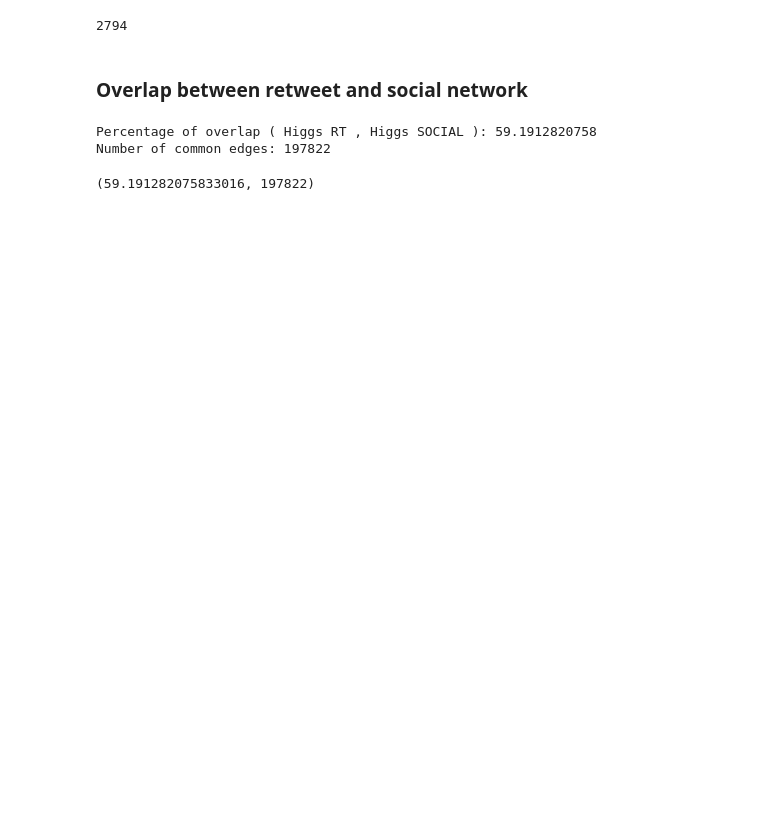
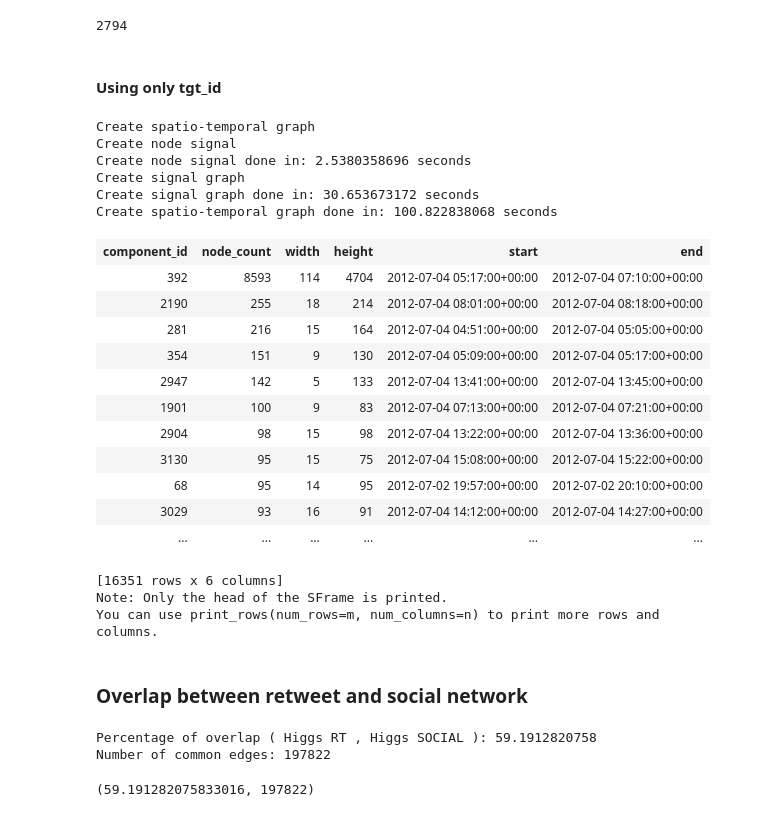
Before and after one commit to GNNX/higgs, a Jupyter notebook: Higgs twitter analysis.ipynb, the cells around one changed output. Drawn from its saved outputs; the diff is of its cells as text; code cells hidden in the pictures; blank space fills up the shorter version.

```diff
--- a/Higgs twitter analysis.ipynb
+++ b/Higgs twitter analysis.ipynb
@@ -509,5 +521,35 @@ len(GL_COMPS[GL_COMPS['node_count'] > 4])
 # %% [output]
 2794
+# %% [markdown]
+#### Using only tgt_id
+# %%
+signal_1min_rt_tgt = create_signal(ACTIVITY, 1, 'min', 'RT', subset='tgt_id')
+gl_comps_1min_rt_tgt = extract_components_gl(signal_1min_rt_tgt, SOCIAL_GL_RE)
+# %% [output]
+Create spatio-temporal graph
+Create node signal
+Create node signal done in: 2.5380358696 seconds
+Create signal graph
+Create signal graph done in: 30.653673172 seconds
+Create spatio-temporal graph done in: 100.822838068 seconds
+# %%
+gl_comps_1min_rt_tgt[['component_id', 'node_count', 'width', 'height', 'start', 'end']]
+# %% [output]
+| component_id | node_count | width | height | start | end |
+| 392 | 8593 | 114 | 4704 | 2012-07-04 05:17:00+00:00 | 2012-07-04 07:10:00+00:00 |
+| 2190 | 255 | 18 | 214 | 2012-07-04 08:01:00+00:00 | 2012-07-04 08:18:00+00:00 |
+| 281 | 216 | 15 | 164 | 2012-07-04 04:51:00+00:00 | 2012-07-04 05:05:00+00:00 |
+| 354 | 151 | 9 | 130 | 2012-07-04 05:09:00+00:00 | 2012-07-04 05:17:00+00:00 |
+| 2947 | 142 | 5 | 133 | 2012-07-04 13:41:00+00:00 | 2012-07-04 13:45:00+00:00 |
+| 1901 | 100 | 9 | 83 | 2012-07-04 07:13:00+00:00 | 2012-07-04 07:21:00+00:00 |
+| 2904 | 98 | 15 | 98 | 2012-07-04 13:22:00+00:00 | 2012-07-04 13:36:00+00:00 |
+| 3130 | 95 | 15 | 75 | 2012-07-04 15:08:00+00:00 | 2012-07-04 15:22:00+00:00 |
+| 68 | 95 | 14 | 95 | 2012-07-02 19:57:00+00:00 | 2012-07-02 20:10:00+00:00 |
+| 3029 | 93 | 16 | 91 | 2012-07-04 14:12:00+00:00 | 2012-07-04 14:27:00+00:00 |
+| ... | ... | ... | ... | ... | ... |
+[16351 rows x 6 columns]
+Note: Only the head of the SFrame is printed.
+You can use print_rows(num_rows=m, num_columns=n) to print more rows and columns.
 # %% [markdown]
 ### Overlap between retweet and social network
 # %%
```
Also changed, not shown: parts of 26 cells of this notebook.
